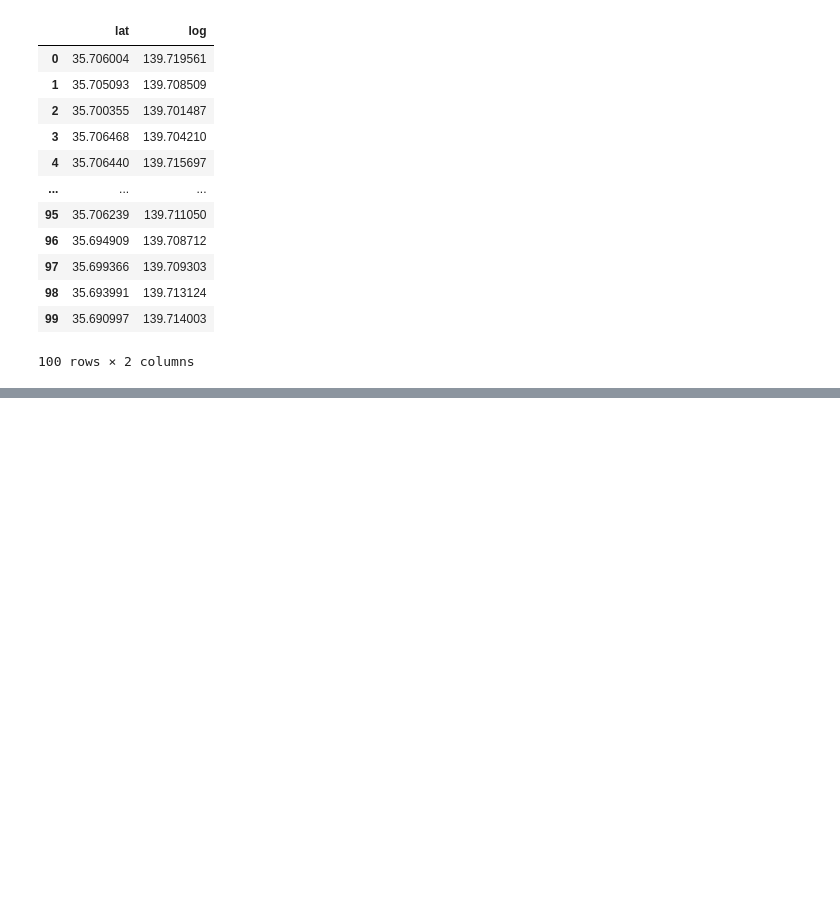
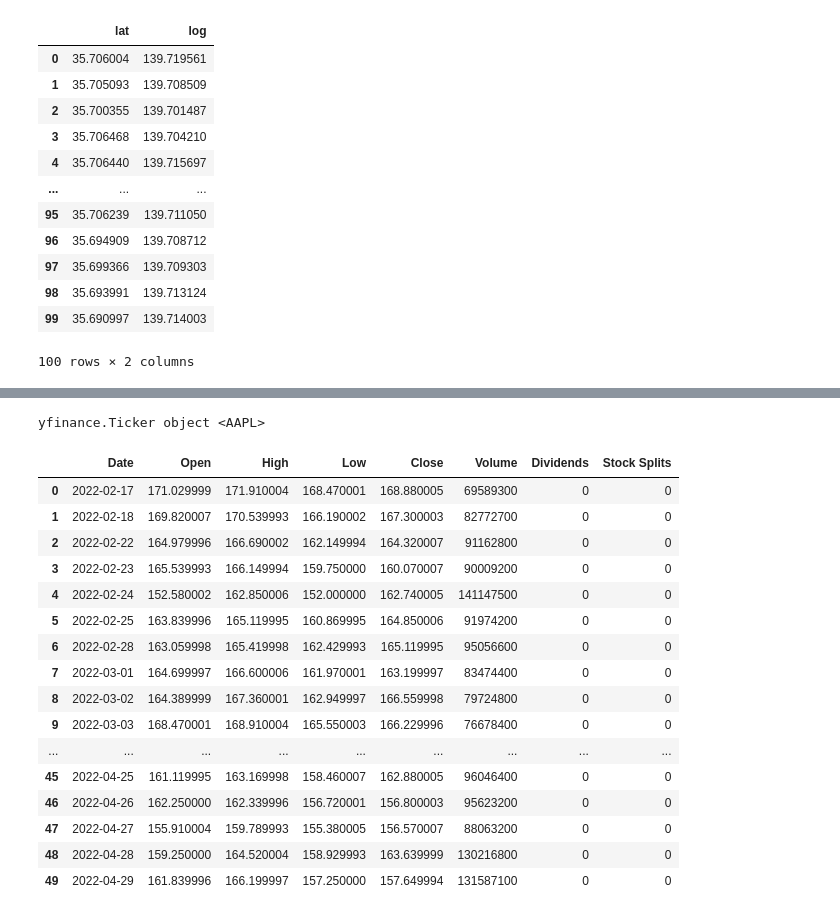
Before and after one commit to bk1923/youtube-streamlit, a Jupyter notebook: Untitled.ipynb, the cells around one changed output, grey strips where cells are left out. Saved outputs shown, nothing was run; the diff lists cells and outputs as text; code cells hidden in the pictures; blank space fills up the shorter version.

```diff
--- a/Untitled.ipynb
+++ b/Untitled.ipynb
@@ -37,0 +67,28 @@ df
+# %%
+aapl = yf.Ticker('AAPL')
+aapl
+# %% [output]
+yfinance.Ticker object <AAPL>
+# %%
+days = 50
+hist = aapl.history(period=f'{days}d')
+# %%
+hist.reset_index
+# %% [output]
+|  | Date | Open | High | Low | Close | Volume | Dividends | Stock Splits |
+| 0 | 2022-02-17 | 171.029999 | 171.910004 | 168.470001 | 168.880005 | 69589300 | 0 | 0 |
+| 1 | 2022-02-18 | 169.820007 | 170.539993 | 166.190002 | 167.300003 | 82772700 | 0 | 0 |
+| 2 | 2022-02-22 | 164.979996 | 166.690002 | 162.149994 | 164.320007 | 91162800 | 0 | 0 |
+| 3 | 2022-02-23 | 165.539993 | 166.149994 | 159.750000 | 160.070007 | 90009200 | 0 | 0 |
+| 4 | 2022-02-24 | 152.580002 | 162.850006 | 152.000000 | 162.740005 | 141147500 | 0 | 0 |
+| 5 | 2022-02-25 | 163.839996 | 165.119995 | 160.869995 | 164.850006 | 91974200 | 0 | 0 |
+| 6 | 2022-02-28 | 163.059998 | 165.419998 | 162.429993 | 165.119995 | 95056600 | 0 | 0 |
+| 7 | 2022-03-01 | 164.699997 | 166.600006 | 161.970001 | 163.199997 | 83474400 | 0 | 0 |
+| 8 | 2022-03-02 | 164.389999 | 167.360001 | 162.949997 | 166.559998 | 79724800 | 0 | 0 |
+| 9 | 2022-03-03 | 168.470001 | 168.910004 | 165.550003 | 166.229996 | 76678400 | 0 | 0 |
+| ... | ... | ... | ... | ... | ... | ... | ... | ... |
+| 45 | 2022-04-25 | 161.119995 | 163.169998 | 158.460007 | 162.880005 | 96046400 | 0 | 0 |
+| 46 | 2022-04-26 | 162.250000 | 162.339996 | 156.720001 | 156.800003 | 95623200 | 0 | 0 |
+| 47 | 2022-04-27 | 155.910004 | 159.789993 | 155.380005 | 156.570007 | 88063200 | 0 | 0 |
+| 48 | 2022-04-28 | 159.250000 | 164.520004 | 158.929993 | 163.639999 | 130216800 | 0 | 0 |
+| 49 | 2022-04-29 | 161.839996 | 166.199997 | 157.250000 | 157.649994 | 131587100 | 0 | 0 |
```
Also changed, not shown: parts of 30 cells of this notebook, 2 other files.
